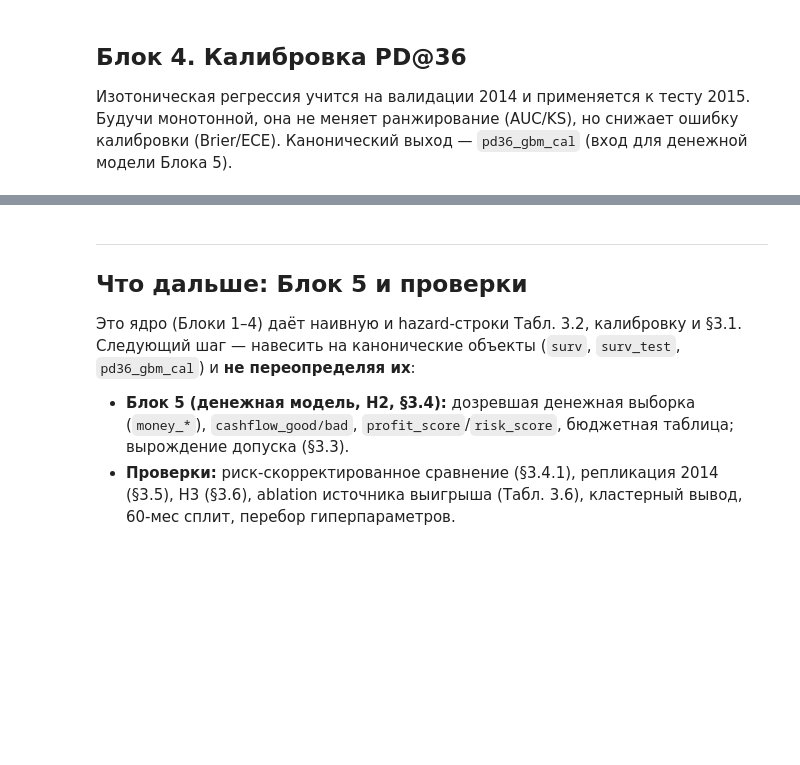
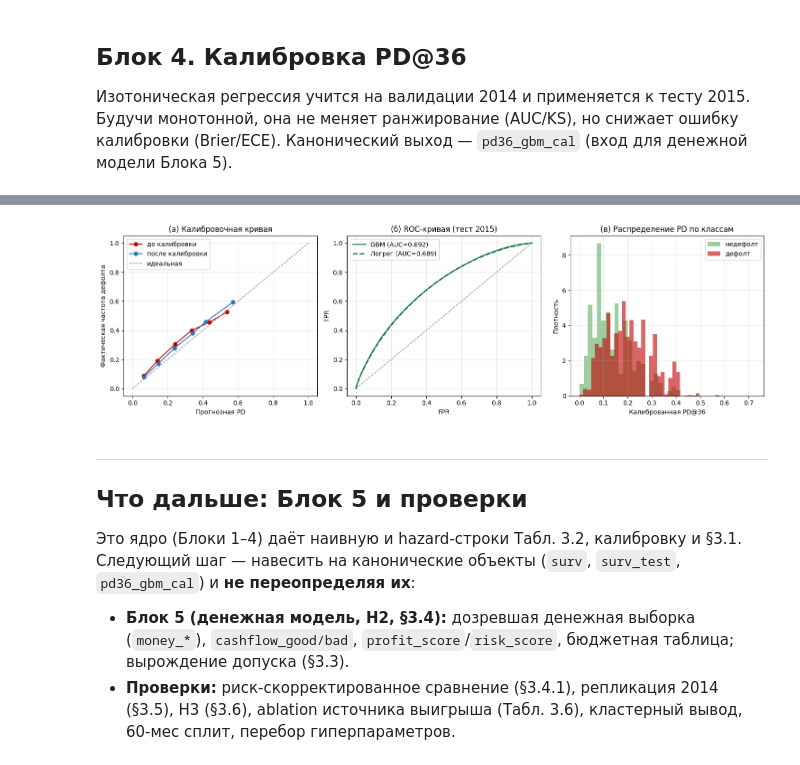
Before and after one commit to vyumalashko/coursework_vyumalashko, a Jupyter notebook: notebooks/coursework_script.ipynb, the cells around one changed output, grey strips where cells are left out. Cells and saved outputs as stored; diff of their text form; code cells hidden in the pictures; blank space fills up the shorter version.

```diff
--- a/notebooks/coursework_script.ipynb
+++ b/notebooks/coursework_script.ipynb
@@ -214,7 +299,7 @@ naive: Xtr=(188171, 85), Xte=(375546, 85)
 Дискретная hazard-модель: кредиты разворачиваются в «кредит-месяц», PD@36 собирается как
 1 − Π(1 − hazard). Имена с суффиксом `_hazard` / `pd36_*`. Калибровка вынесена в Блок 4.
 # %%
-def expand_person_period(df, base_cols, q=0.15, seed=SEED):
+def expand_person_period(df, base_cols, q=Q_SUB, seed=SEED):
     """Разворот кредитов в «кредит-месяц» до min(дефолт, H). Сохраняем ВСЕ месяцы-события и
     подвыборку не-событий с долей q; веса 1/q возвращают несмещённость хазарда (case-control).
     Последний столбец матрицы — mob (месяц на книге), задающий форму базового хазарда."""
@@ -251,11 +336,14 @@ lr_hazard  = LogisticRegression(solver='saga', max_iter=2000, n_jobs=-1, random_
 lr_hazard.fit(sc_hazard.transform(imp_hazard.transform(Xtr_hazard)), ytr_hazard, sample_weight=wtr_hazard)
 
 def survival_pd36(month_hazard, df):
-    """PD@36 = 1 - произведение (1 - hazard_t) по t=1..H. month_hazard(X) — P(дефолт в месяце t)."""
-    Xl = build_loan_matrix(df, hazard_cols).astype(np.float32).values; nrow = len(df); surv_p = np.ones(nrow)
-    for t in range(1, H+1):
-        surv_p *= (1 - month_hazard(np.column_stack([Xl, np.full(nrow, t, np.float32)])))
-    return 1 - surv_p
+    """PD@36 = 1 - произведение (1 - hazard_t) по t=1..H. month_hazard(X) — P(дефолт в месяце t).
+    Производительность: матрица «кредит × месяц» собирается один раз и подаётся в month_hazard
+    ОДНИМ вызовом (вместо H последовательных predict_proba), затем берётся произведение по месяцам."""
+    Xl = build_loan_matrix(df, hazard_cols).astype(np.float32).values; nrow = len(df)
+    months = np.repeat(np.arange(1, H+1, dtype=np.float32), nrow)       # [1×nrow, 2×nrow, …, H×nrow]
+    tiled  = np.column_stack([np.tile(Xl, (H, 1)), months])            # (nrow·H, p+1)
+    haz    = month_hazard(tiled).reshape(H, nrow)                      # строка t-1 = hazard месяца t
+    return 1 - np.prod(1 - haz, axis=0)
 
 pd36_gbm = survival_pd36(lambda X: gbm_hazard.predict_proba(X)[:, 1], surv_test)
 pd36_lr  = survival_pd36(lambda X: lr_hazard.predict_proba(sc_hazard.transform(imp_hazard.transform(X)))[:, 1], surv_test)
@@ -414,4 +530,34 @@ ECE    [0.0253; 0.0284]
 ср. sd калибр. PD на кредит = 0.43 п.п.
+# %%
+# Рис. 3.3 — (а) калибровка, (б) ROC, (в) распределение PD@36
+from sklearn.metrics import roc_curve, roc_auc_score
+def _cal_curve(y, p, bins=10, min_n=100):
+    edges = np.linspace(0, 1, bins+1); xs, ys = [], []
+    for lo, hi in zip(edges[:-1], edges[1:]):
+        m = (p >= lo) & ((p < hi) if hi < 1 else (p <= hi))
+        if m.sum() >= min_n:                      # отбрасываем почти пустые корзины хвоста
+            xs.append(p[m].mean()); ys.append(y[m].mean())
+    return np.array(xs), np.array(ys)
+
+fig, axes = plt.subplots(1, 3, figsize=(15, 4.5))
+xb, yb = _cal_curve(y36_test, pd36_gbm); xa, ya = _cal_curve(y36_test, pd36_gbm_cal)
+axes[0].plot(xb, yb, 'o-', color='#C00000', label='до калибровки')
+axes[0].plot(xa, ya, 'o-', color='#2E75B6', label='после калибровки')
+axes[0].plot([0,1],[0,1],'--',color='gray',lw=1,label='идеальная')
+axes[0].set_xlabel('Прогнозная PD'); axes[0].set_ylabel('Фактическая частота дефолта')
+axes[0].set_title('(а) Калибровочная кривая'); axes[0].legend(); axes[0].grid(alpha=0.3)
+for p, c, ls, lab in [(pd36_gbm,'#2E9B57','-','GBM'), (pd36_lr,'#1F6B3B','--','Логрег')]:
+    fpr, tpr, _ = roc_curve(y36_test, p)
+    axes[1].plot(fpr, tpr, ls, color=c, lw=2, label=f'{lab} (AUC={roc_auc_score(y36_test, p):.3f})')
+axes[1].plot([0,1],[0,1],'--',color='gray',lw=1)
+axes[1].set_xlabel('FPR'); axes[1].set_ylabel('TPR'); axes[1].set_title('(б) ROC-кривая (тест 2015)'); axes[1].legend(); axes[1].grid(alpha=0.3)
+axes[2].hist(pd36_gbm_cal[y36_test==0], bins=40, density=True, alpha=0.6, color='#5AAE61', label='недефолт')
+axes[2].hist(pd36_gbm_cal[y36_test==1], bins=40, density=True, alpha=0.6, color='#C00000', label='дефолт')
+axes[2].set_xlabel('Калиброванная PD@36'); axes[2].set_ylabel('Плотность')
+axes[2].set_title('(в) Распределение PD по классам'); axes[2].legend(); axes[2].grid(alpha=0.3)
+fig.tight_layout(); fig.savefig('../reports/fig_3_3_pd_quality.png', dpi=150); plt.show()
+# %% [output]
+[figure, added]
 # %% [markdown]
 ---
 ## Что дальше: Блок 5 и проверки
```
Also changed, not shown: parts of 60 cells of this notebook, 9 other files.
